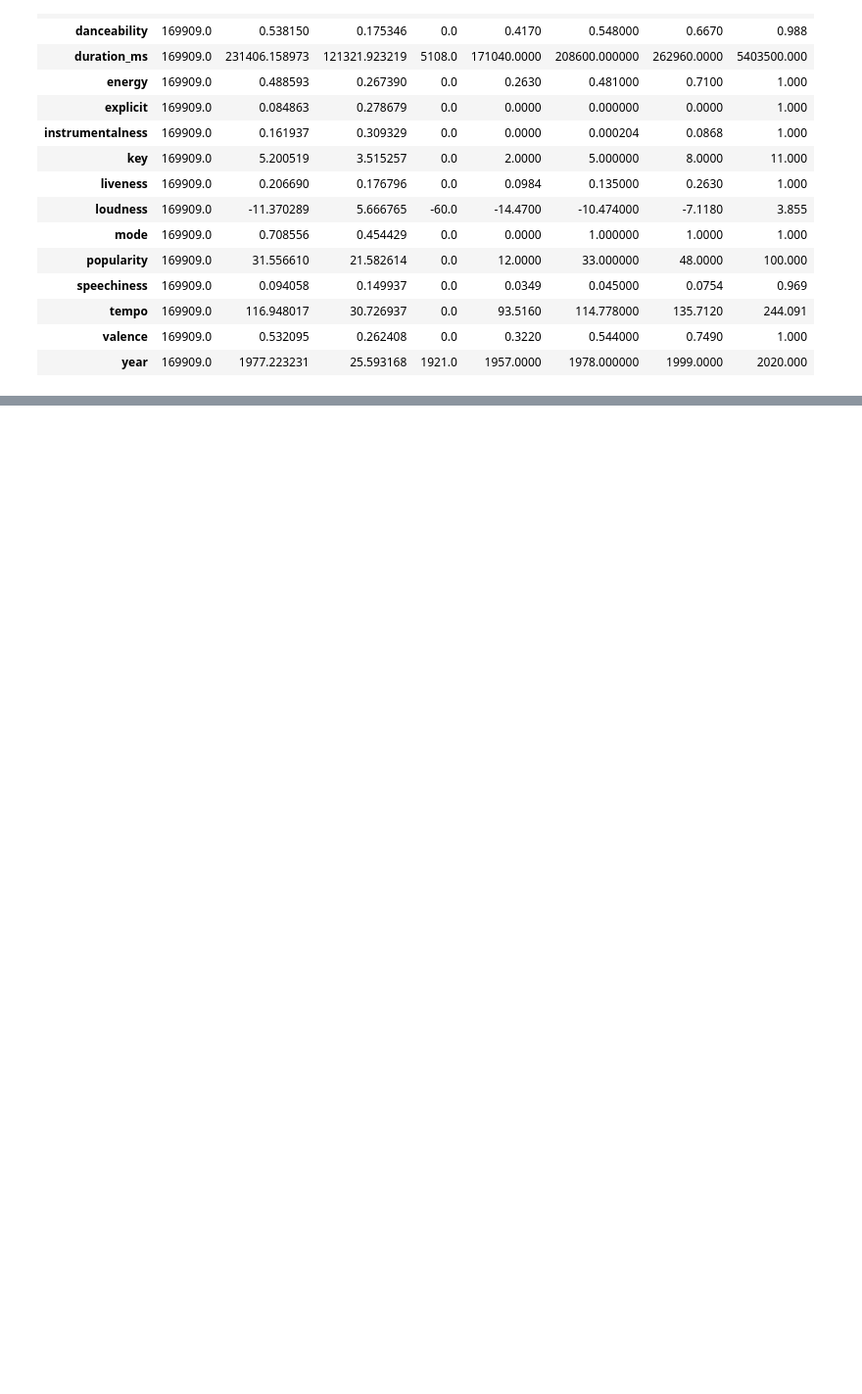
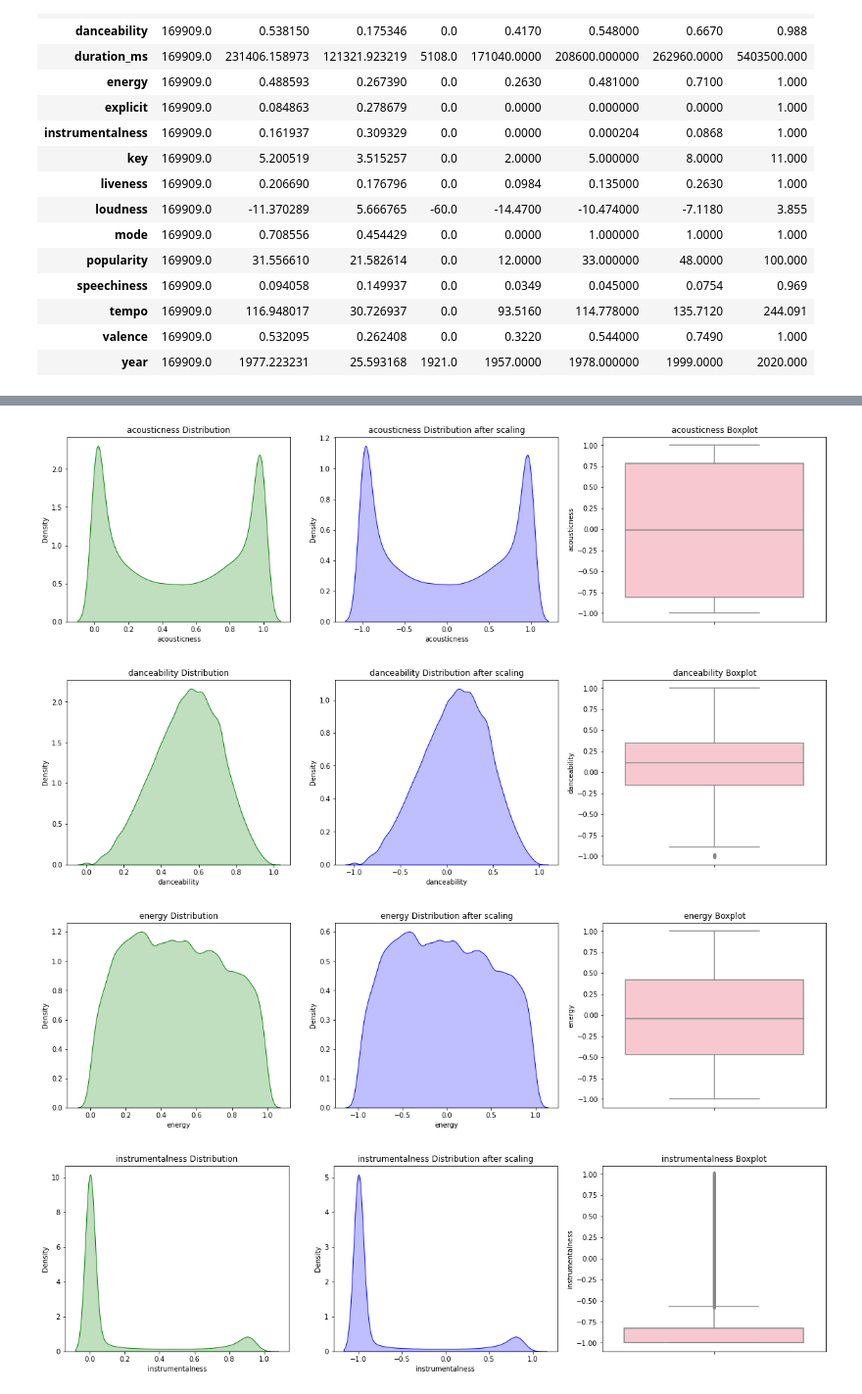
Before and after one commit to ssahu912/spotify_song_popularity_predictor, a Jupyter notebook: spotify_predictor.ipynb, the cells around one changed output, grey strips where cells are left out. Shown at 98% size. Saved outputs shown, nothing was run; the diff lists cells and outputs as text; code cells hidden in the pictures; blank space fills up the shorter version.

```diff
--- a/spotify_predictor.ipynb
+++ b/spotify_predictor.ipynb
@@ -201,0 +217,3 @@ df.describe().T
+# %%
+scaled_data_int = scaler.fit_transform(X=df[int_cols], y=df.popularity )
+scaled_data_int
@@ -201,0 +251,3 @@ df.describe().T
+# %%
+scaled_data_int = pd.DataFrame(scaler.fit_transform(df[int_cols], y=df.popularity), columns=int_cols)
+scaled_data_int
@@ -201,0 +268,3 @@ df.describe().T
+# %%
+scaled_data_float = pd.DataFrame(scaler.fit_transform(df[float_cols], y=df.popularity), columns=float_cols)
+scaled_data_float.sort_values(by='acousticness')
@@ -201,0 +285,25 @@ df.describe().T
+# %%
+def compare_via_graphs(df,columns, scaled_data):
+    for cols in columns:
+        plt.figure(figsize=(20,5))
+
+        plt.subplot(131)
+        sns.kdeplot(df[cols],color='g',shade=True)
+        plt.title(cols+' Distribution')
+
+        plt.subplot(132)
+        sns.kdeplot(scaled_data[cols],color='b',shade=True)
+        plt.title(cols+' Distribution after scaling')
+
+        plt.subplot(133)
+        sns.boxplot(y = scaled_data[cols],color='pink')
+        plt.title(cols+' Boxplot')
+
+        plt.show()
+# %%
+compare_via_graphs(df,float_cols,scaled_data_float)
+# %% [output]
+[figure, added]
+[figure, added]
+[figure, added]
+[figure, added]
```
Also changed, not shown: parts of 31 cells of this notebook.
